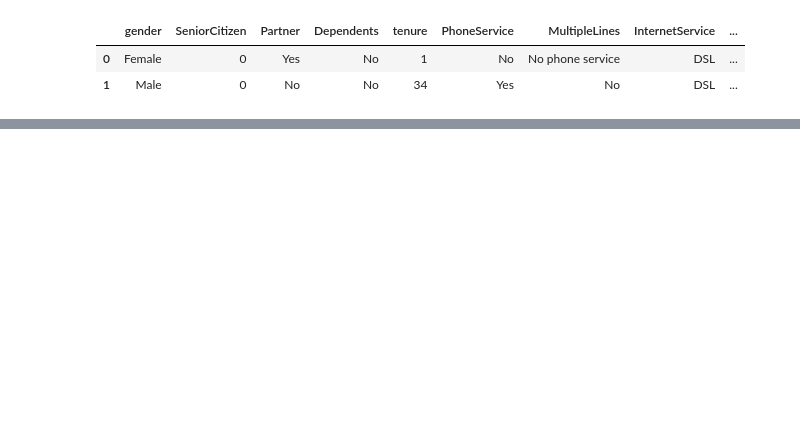
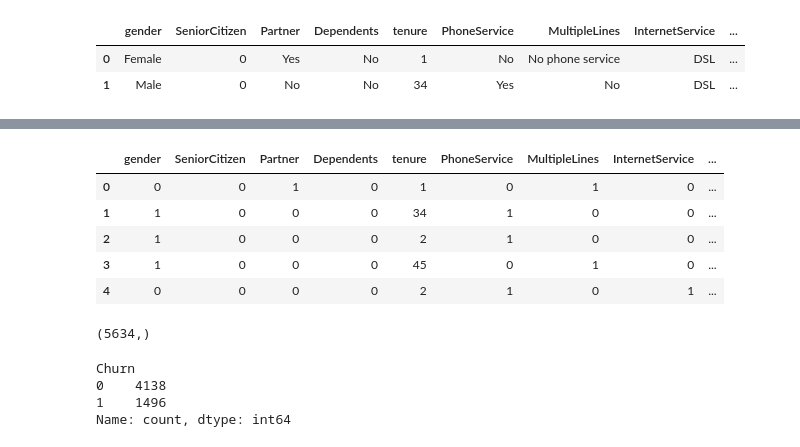
Before and after one commit to jobson107/customer_churn_prediction, a Jupyter notebook: codebase.ipynb, the cells around one changed output, grey strips where cells are left out. Saved outputs shown, nothing was run; the diff lists cells and outputs as text; code cells hidden in the pictures; blank space fills up the shorter version.

```diff
--- a/codebase.ipynb
+++ b/codebase.ipynb
@@ -264,3 +279,6 @@ df.head(2)
 | 1 | Male | 0 | No | No | 34 | Yes | No | DSL | ... |
 # %%
 df["Churn"] = df["Churn"].replace({"Yes": 1, "No": 0})
+# %%
+# identifying columns with object data type
+object_columns = df.select_dtypes(include="object").columns
@@ -280,0 +325,9 @@ with open("encoders.pkl", "wb") as f:
+# %%
+df.head()
+# %% [output]
+|  | gender | SeniorCitizen | Partner | Dependents | tenure | PhoneService | MultipleLines | InternetService | ... |
+| 0 | 0 | 0 | 1 | 0 | 1 | 0 | 1 | 0 | ... |
+| 1 | 1 | 0 | 0 | 0 | 34 | 1 | 0 | 0 | ... |
+| 2 | 1 | 0 | 0 | 0 | 2 | 1 | 0 | 0 | ... |
+| 3 | 1 | 0 | 0 | 0 | 45 | 0 | 1 | 0 | ... |
+| 4 | 0 | 0 | 0 | 0 | 2 | 1 | 0 | 1 | ... |
@@ -280,0 +341,11 @@ with open("encoders.pkl", "wb") as f:
+# %%
+print(y_train.shape)
+# %% [output]
+(5634,)
+# %%
+print(y_train.value_counts())
+# %% [output]
+Churn
+0    4138
+1    1496
+Name: count, dtype: int64
```
Also changed, not shown: parts of 23 cells of this notebook.
